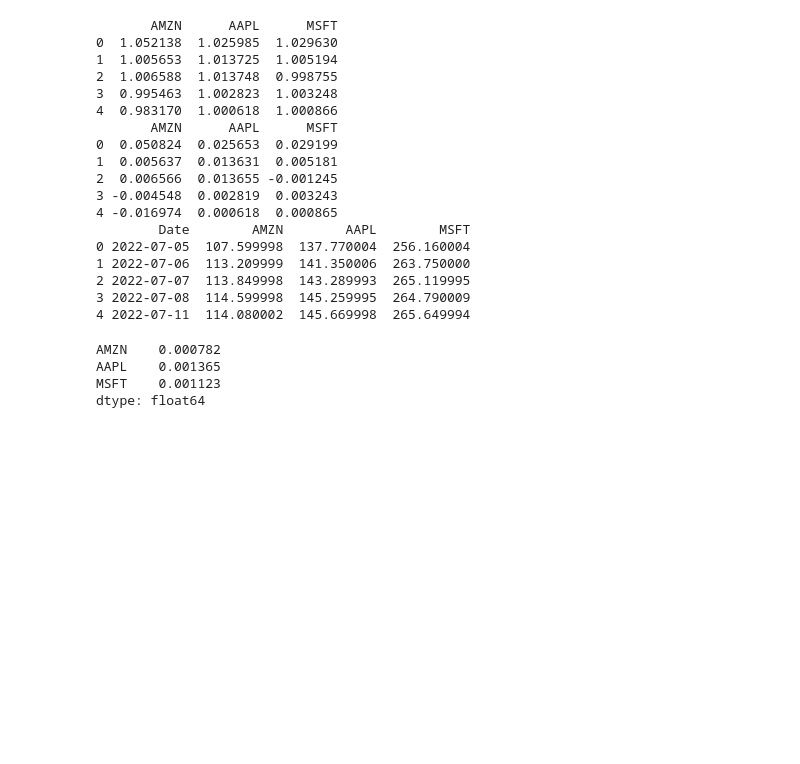
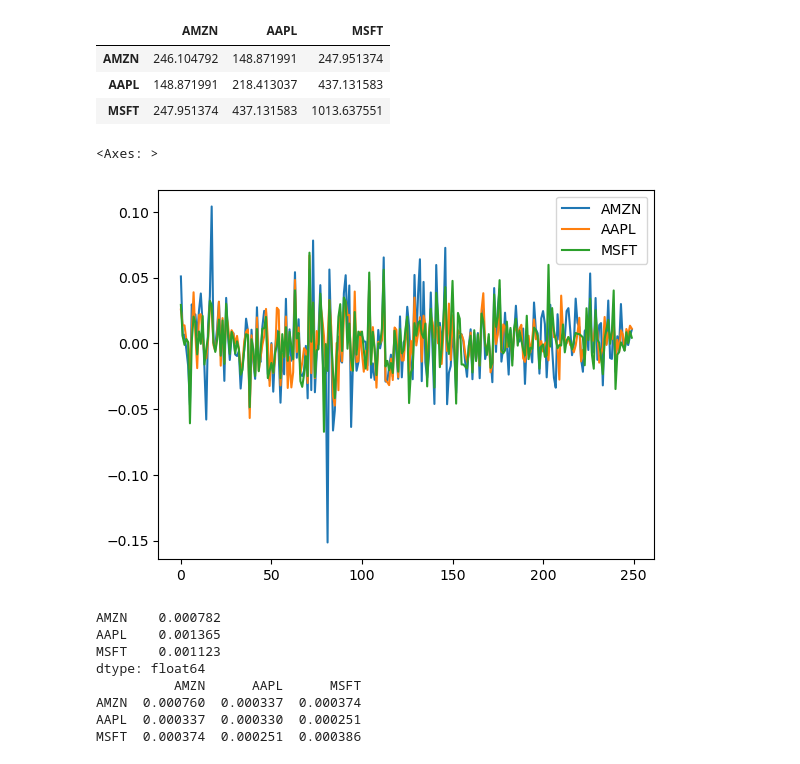
Before and after one commit to james-2001/james-2001.github.io, a Jupyter notebook: docs/content/bayesian_pm/pm.ipynb, the cells around one changed output. Saved outputs shown, nothing was run; the diff lists cells and outputs as text; code cells hidden in the pictures; blank space fills up the shorter version.

```diff
--- a/docs/content/bayesian_pm/pm.ipynb
+++ b/docs/content/bayesian_pm/pm.ipynb
@@ -5,12 +6,12 @@ import numpy as np
 from matplotlib import pyplot as plt
 import arviz as az
 # %%
-data = pd.read_csv("../../data/stocks.csv")
+data = pd.read_csv("../../data/stocks.csv", parse_dates=True, index_col='Date')
 
-data["Date"] = pd.to_datetime(data["Date"])
+# data["Date"] = pd.to_datetime(data["Date"])
 
 print(data.head(10))
 print(data.dtypes)
 
-data.plot(x="Date")
+data.plot()
 # %% [output]
@@ -32,41 +33,39 @@ MSFT           float64
 dtype: object
 <Axes: xlabel='Date'>
 [figure]
+# %%
+data.cov()
+# %% [output]
+|  | AMZN | AAPL | MSFT |
+| AMZN | 246.104792 | 148.871991 | 247.951374 |
+| AAPL | 148.871991 | 218.413037 | 437.131583 |
+| MSFT | 247.951374 | 437.131583 | 1013.637551 |
 # %%
 returns = pd.DataFrame()
 for col in data.columns:
-    if col != 'Date':
-        returns[col] = [data[col].iloc[i+1]/ data[col].iloc[i] for i in range(data.shape[0]-1)]
+    returns[col] = [data[col].iloc[i+1]/ data[col].iloc[i] for i in range(data.shape[0]-1)]
 
 log_returns= returns.apply(np.log)
+
+log_returns.plot()
 # %% [output]
-       AMZN      AAPL      MSFT
-0  1.052138  1.025985  1.029630
-1  1.005653  1.013725  1.005194
-2  1.006588  1.013748  0.998755
-3  0.995463  1.002823  1.003248
-4  0.983170  1.000618  1.000866
-       AMZN      AAPL      MSFT
-0  0.050824  0.025653  0.029199
-1  0.005637  0.013631  0.005181
-2  0.006566  0.013655 -0.001245
-3 -0.004548  0.002819  0.003243
-4 -0.016974  0.000618  0.000865
-        Date        AMZN        AAPL        MSFT
-0 2022-07-05  107.599998  137.770004  256.160004
-1 2022-07-06  113.209999  141.350006  263.750000
-2 2022-07-07  113.849998  143.289993  265.119995
-3 2022-07-08  114.599998  145.259995  264.790009
-4 2022-07-11  114.080002  145.669998  265.649994
+<Axes: >
+[figure, added]
 # %%
 mu_hat = log_returns.mean()
+s_hat = log_returns.cov()
 
-mu_hat
+print(mu_hat)
+print(s_hat)
 # %% [output]
 AMZN    0.000782
 AAPL    0.001365
 MSFT    0.001123
 dtype: float64
+          AMZN      AAPL      MSFT
+AMZN  0.000760  0.000337  0.000374
+AAPL  0.000337  0.000330  0.000251
+MSFT  0.000374  0.000251  0.000386
 # %%
 model = pm.Model()
 
```
Also changed, not shown: parts of 23 cells of this notebook, 1 other file.
